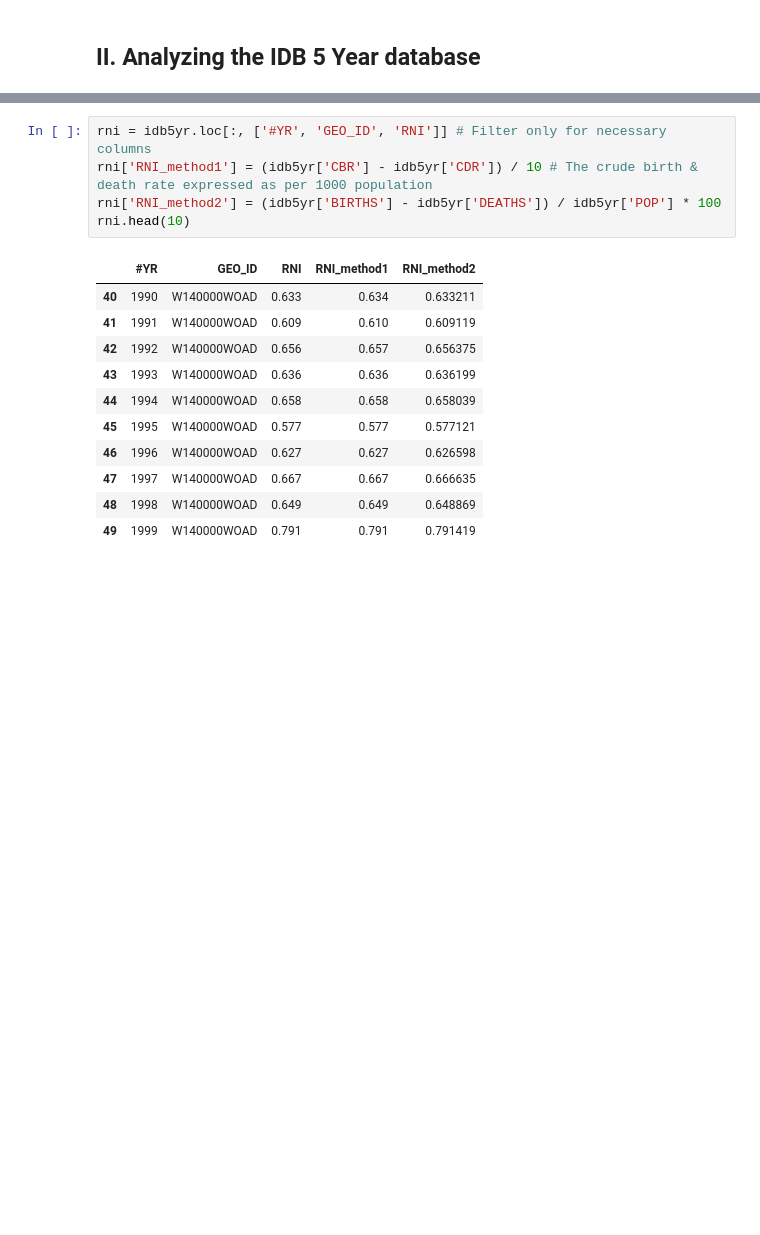
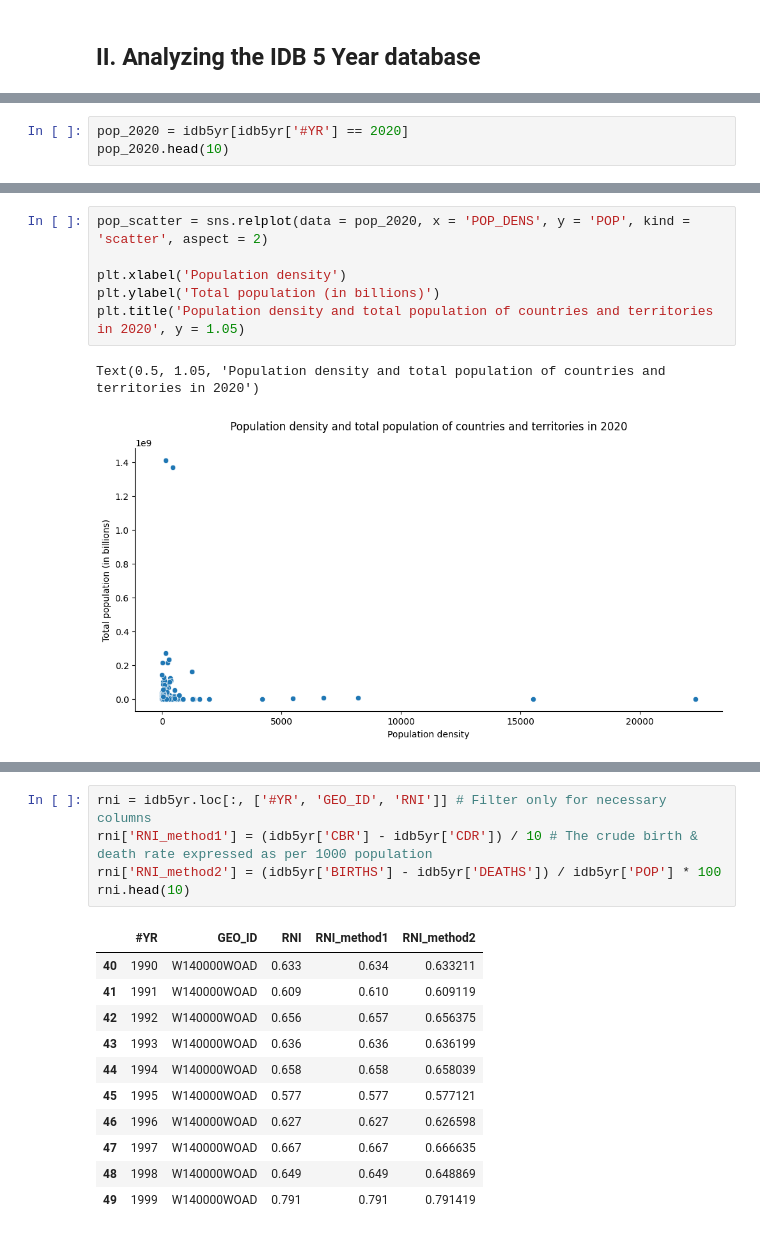
Before and after one commit to thaianle/international-database, a Jupyter notebook: idb5yr-python.ipynb, the cells around one changed output, grey strips where cells are left out. Cells and saved outputs as stored; diff of their text form; blank space fills up the shorter version.

```diff
--- a/idb5yr-python.ipynb
+++ b/idb5yr-python.ipynb
@@ -121,0 +124,3 @@ idb5yr.describe()
+# %%
+pop_2020 = idb5yr[idb5yr['#YR'] == 2020]
+pop_2020.head(10)
@@ -121,0 +139,9 @@ idb5yr.describe()
+# %%
+pop_scatter = sns.relplot(data = pop_2020, x = 'POP_DENS', y = 'POP', kind = 'scatter', aspect = 2)
+
+plt.xlabel('Population density')
+plt.ylabel('Total population (in billions)')
+plt.title('Population density and total population of countries and territories in 2020', y = 1.05)
+# %% [output]
+Text(0.5, 1.05, 'Population density and total population of countries and territories in 2020')
+[figure, added]
```
Also changed, not shown: parts of 14 cells of this notebook.
